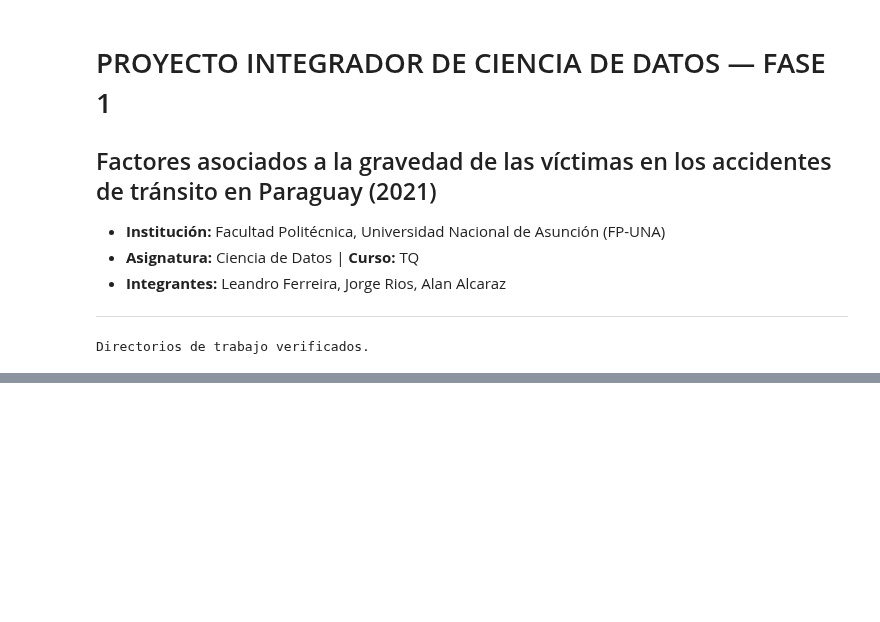
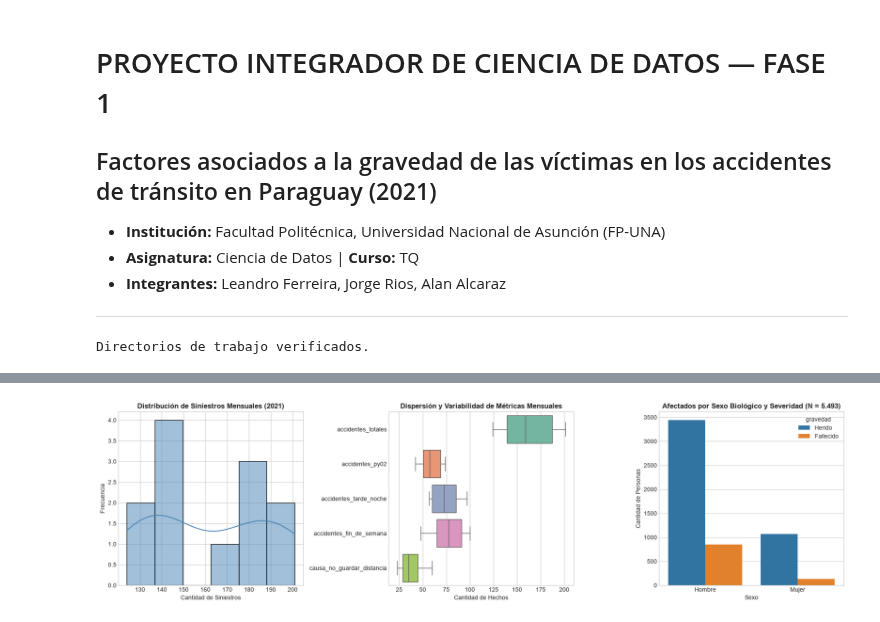
Before and after one commit to Alanalcarazpy7/proyecto-accidentes-datascience, a Jupyter notebook: notebooks/Fase1_Accidentes_Transito.ipynb, the cells around one changed output, grey strips where cells are left out. Drawn from its saved outputs; the diff is of its cells as text; code cells hidden in the pictures; blank space fills up the shorter version.

```diff
--- a/notebooks/Fase1_Accidentes_Transito.ipynb
+++ b/notebooks/Fase1_Accidentes_Transito.ipynb
@@ -723,0 +471,87 @@ ESTADÍSTICOS DE CÓDIGO ETARIO POR GRAVEDAD (0: 0-13 ... 6: 60+)
+# %%
+# A. Variables Cuantitativas: Métricas completas de posición, dispersión y forma
+cols_num = [
+    'accidentes_totales',
+    'accidentes_py02',
+    'accidentes_tarde_noche',
+    'accidentes_fin_de_semana',
+    'causa_no_guardar_distancia'
+]
+
+for c in cols_num:
+    df_mensual[c] = pd.to_numeric(df_mensual[c], errors='coerce')
+
+resumen_numerico = []
+for col in cols_num:
+    s = df_mensual[col].dropna()
+    q1, q3 = s.quantile(0.25), s.quantile(0.75)
+    media, mediana = s.mean(), s.median()
+    asim = s.skew()
+    resumen_numerico.append({
+        'Variable': col,
+        'Media': media,
+        'Mediana': mediana,
+        'Moda': s.mode().iloc[0] if not s.mode().empty else np.nan,
+        'Desv_Est': s.std(),
+        'CV_%': (s.std() / media) * 100 if media != 0 else 0,
+        'Mínimo': s.min(),
+        'Máximo': s.max(),
+        'IQR': q3 - q1,
+        'P5': s.quantile(0.05),
+        'P25 (Q1)': q1,
+        'P50 (Q2)': mediana,
+        'P75 (Q3)': q3,
+        'P95': s.quantile(0.95),
+        'Asimetría': asim,
+        'Curtosis': s.kurtosis(),
+        'Resumen Recomendado': 'Media' if abs(asim) < 0.25 else 'Mediana'
+    })
+
+df_resumen_num = pd.DataFrame(resumen_numerico)
+print("=" * 90)
+print("TABLA 4.1: RESUMEN UNIVARIADO DE VARIABLES CUANTITATIVAS (N = 12 Meses)")
+print("=" * 90)
+display(df_resumen_num.round(2))
+
+# B. Variables Categóricas y Concentración de Pareto
+freq_edad = df_victimas['grupo_edad'].value_counts()
+pct_edad = df_victimas['grupo_edad'].value_counts(normalize=True) * 100
+df_cat_edad = pd.DataFrame({
+    'Frec_Absoluta': freq_edad,
+    'Frec_Relativa_%': pct_edad,
+    'Frec_Acumulada_%': pct_edad.cumsum()
+})
+
+print("\n" + "=" * 90)
+print("TABLA 4.2: DISTRIBUCIÓN Y CONCENTRACIÓN POR GRUPO DE EDAD (N = 5.493 Personas)")
+print("=" * 90)
+display(df_cat_edad.round(2))
+
+num_top = max(1, int(np.ceil(len(freq_edad) * 0.20)))
+top_cats = df_cat_edad.iloc[:num_top]
+print(f"-> Principio de Pareto: Las {num_top} categorías superiores ({top_cats.index.tolist()}) "
+      f"concentran el {top_cats['Frec_Relativa_%'].sum():.2f}% del total nacional de víctimas.")
+
+# C. Visualizaciones Univariadas Integradas
+fig, axes = plt.subplots(1, 3, figsize=(18, 5))
+
+# Histograma / Densidad
+sns.histplot(df_mensual['accidentes_totales'], kde=True, ax=axes[0], color='steelblue', bins=6)
+axes[0].set_title("Distribución de Siniestros Mensuales (2021)", fontweight='bold')
+axes[0].set_xlabel("Cantidad de Siniestros")
+axes[0].set_ylabel("Frecuencia")
+
+# Boxplot horizontal
+sns.boxplot(data=df_mensual[cols_num], orient='h', ax=axes[1], palette='Set2')
+axes[1].set_title("Dispersión y Variabilidad de Métricas Mensuales", fontweight='bold')
+axes[1].set_xlabel("Cantidad de Hechos")
+
+# Gráfico de Barras Categórico
+sns.countplot(data=df_victimas, x='sexo', hue='gravedad', ax=axes[2], palette='tab10')
+axes[2].set_title("Afectados por Sexo Biológico y Severidad (N = 5.493)", fontweight='bold')
+axes[2].set_xlabel("Sexo")
+axes[2].set_ylabel("Cantidad de Personas")
+
+plt.tight_layout()
+plt.show()
+# %% [output]
@@ -723,0 +581 @@ ESTADÍSTICOS DE CÓDIGO ETARIO POR GRAVEDAD (0: 0-13 ... 6: 60+)
+[figure, added]
```
Also changed, not shown: parts of 13 cells of this notebook.
